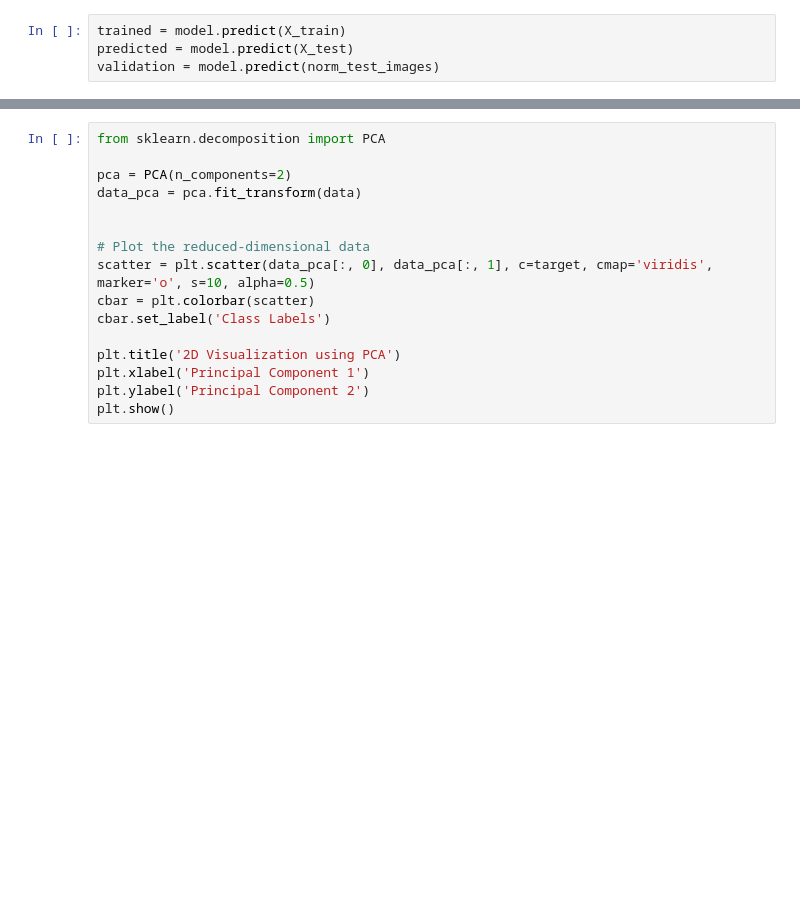
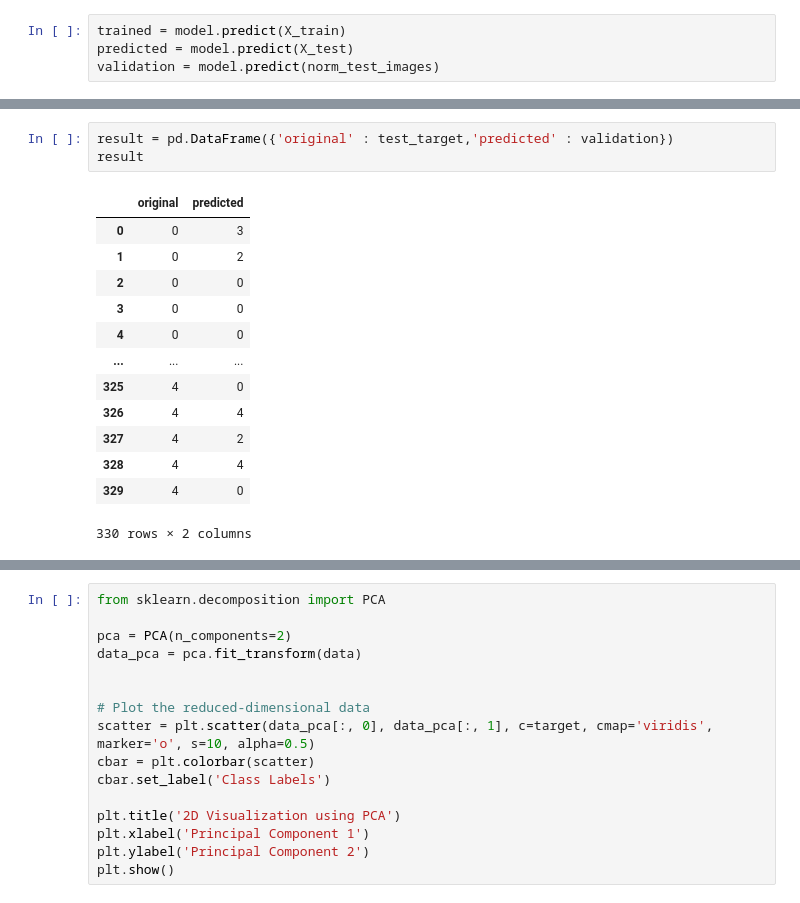
Before and after one commit to ibrahimfe/Data_Science_Project, a Jupyter notebook: face-mask-classification-with-svm.ipynb, the cells around one changed output, grey strips where cells are left out. Drawn from its saved outputs; the diff is of its cells as text; blank space fills up the shorter version.

```diff
--- a/face-mask-classification-with-svm.ipynb
+++ b/face-mask-classification-with-svm.ipynb
@@ -257,3 +286,20 @@ result
+# %%
+result = pd.DataFrame({'original' : test_target,'predicted' : validation})
+result
+# %% [output]
+|  | original | predicted |
+| 0 | 0 | 3 |
+| 1 | 0 | 2 |
+| 2 | 0 | 0 |
+| 3 | 0 | 0 |
+| 4 | 0 | 0 |
+| ... | ... | ... |
+| 325 | 4 | 0 |
+| 326 | 4 | 4 |
+| 327 | 4 | 2 |
+| 328 | 4 | 4 |
+| 329 | 4 | 0 |
+330 rows × 2 columns
 # %%
 from sklearn.metrics import confusion_matrix
 import seaborn as sns
```
Also changed, not shown: parts of 13 cells of this notebook.
